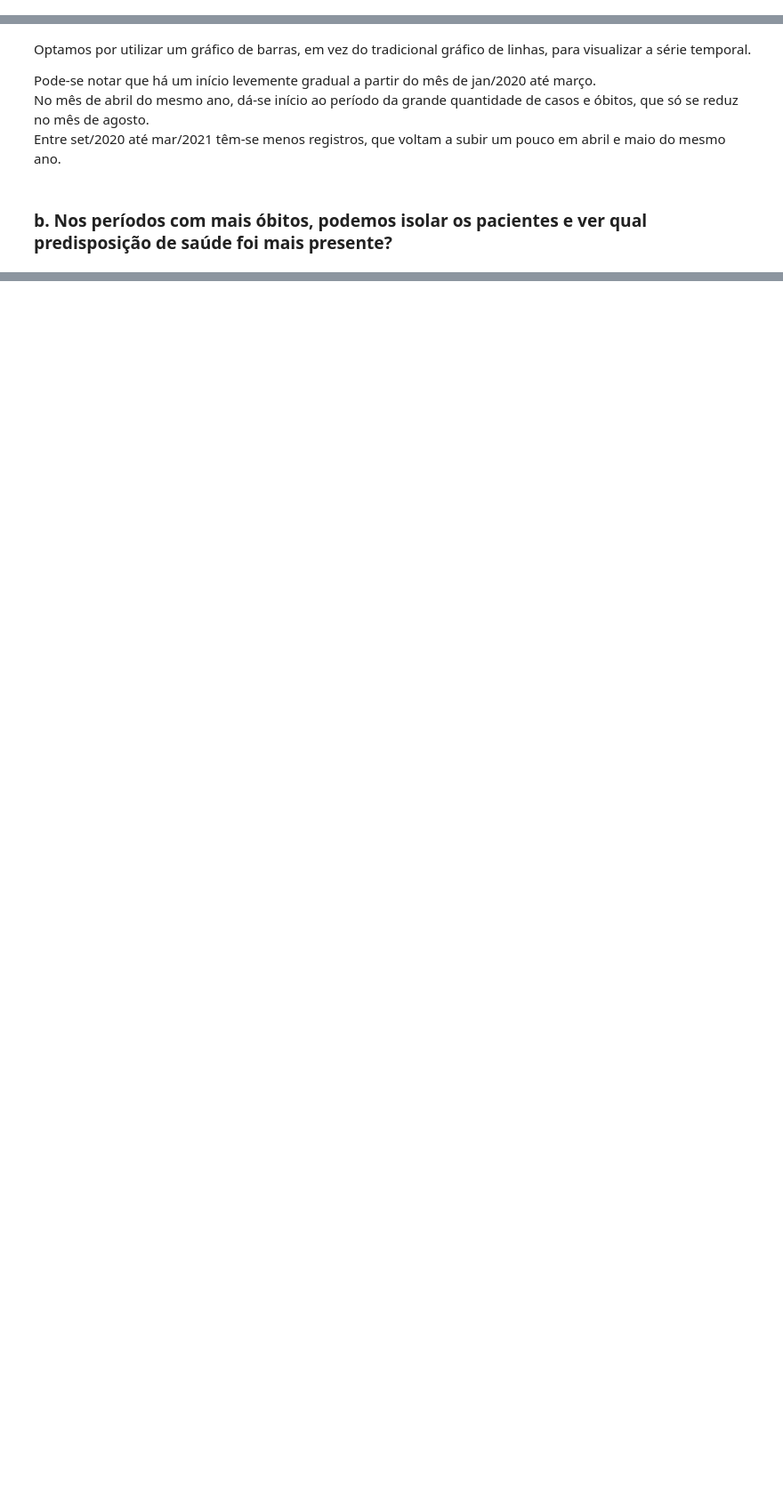
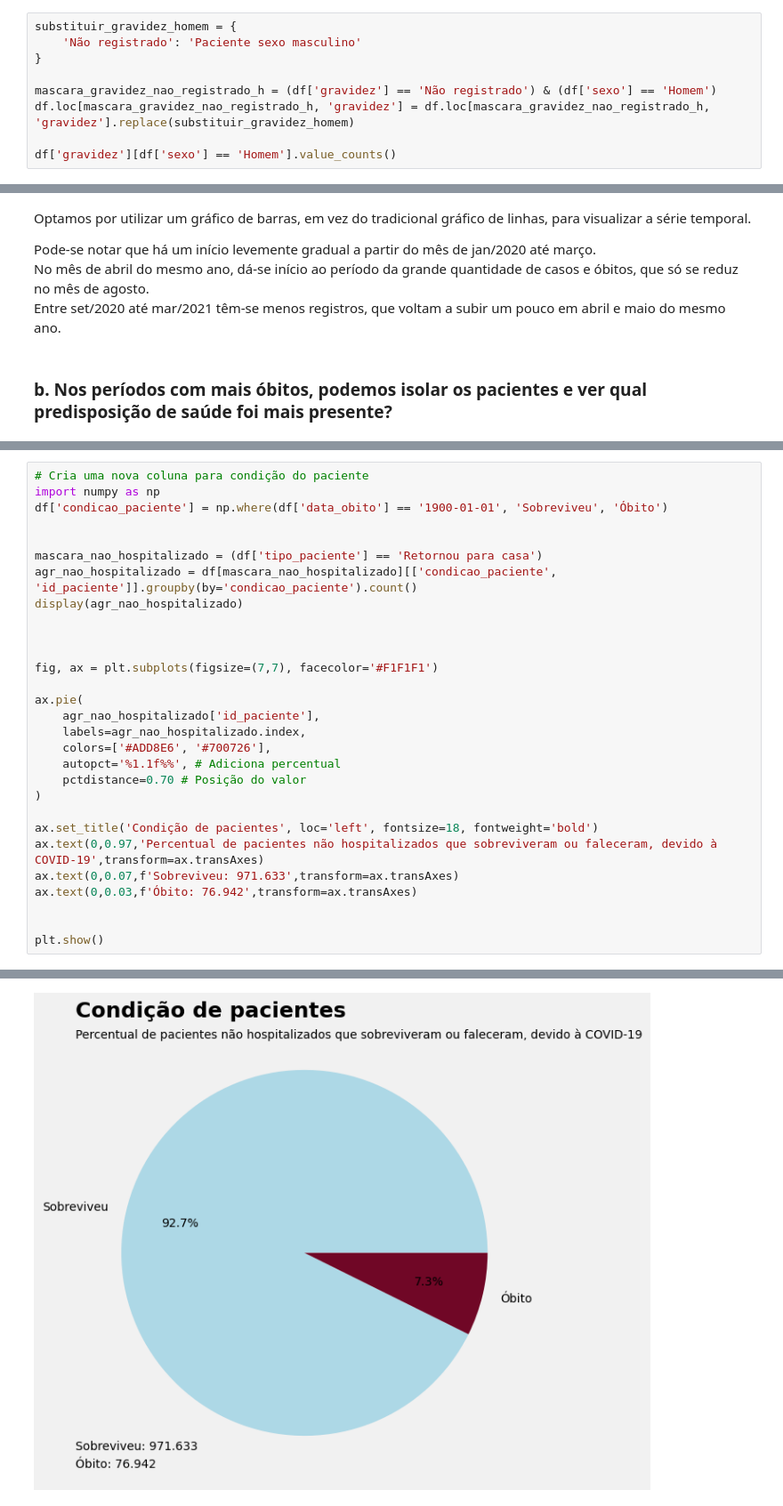
Before and after one commit to lucas-mdsena/python-udemy-module4, a Jupyter notebook: modulo_4.ipynb, the cells around one changed output, grey strips where cells are left out. Shown at 89% size. Saved outputs shown, nothing was run; the diff lists cells and outputs as text; blank space fills up the shorter version.

```diff
--- a/modulo_4.ipynb
+++ b/modulo_4.ipynb
@@ -219,0 +218,9 @@ Podemos usar uma nomenclatura que não remeta a um missing value, para a coluna
+# %%
+substituir_gravidez_homem = {
+    'Não registrado': 'Paciente sexo masculino'
+}
+
+mascara_gravidez_nao_registrado_h = (df['gravidez'] == 'Não registrado') & (df['sexo'] == 'Homem')
+df.loc[mascara_gravidez_nao_registrado_h, 'gravidez'] = df.loc[mascara_gravidez_nao_registrado_h, 'gravidez'].replace(substituir_gravidez_homem)
+
+df['gravidez'][df['sexo'] == 'Homem'].value_counts()
@@ -350,0 +357,30 @@ Index(['sexo', 'tipo_paciente', 'intubado', 'pneumonia', 'gravidez',
+# %%
+# Cria uma nova coluna para condição do paciente
+import numpy as np
+df['condicao_paciente'] = np.where(df['data_obito'] == '1900-01-01', 'Sobreviveu', 'Óbito')
+
+
+mascara_nao_hospitalizado = (df['tipo_paciente'] == 'Retornou para casa')
+agr_nao_hospitalizado = df[mascara_nao_hospitalizado][['condicao_paciente', 'id_paciente']].groupby(by='condicao_paciente').count()
+display(agr_nao_hospitalizado)
+
+
+
+fig, ax = plt.subplots(figsize=(7,7), facecolor='#F1F1F1')
+
+ax.pie(
+    agr_nao_hospitalizado['id_paciente'],
+    labels=agr_nao_hospitalizado.index,
+    colors=['#ADD8E6', '#700726'],
+    autopct='%1.1f%%', # Adiciona percentual
+    pctdistance=0.70 # Posição do valor
+)
+
+ax.set_title('Condição de pacientes', loc='left', fontsize=18, fontweight='bold')
+ax.text(0,0.97,'Percentual de pacientes não hospitalizados que sobreviveram ou faleceram, devido à COVID-19',transform=ax.transAxes)
+ax.text(0,0.07,f'Sobreviveu: 971.633',transform=ax.transAxes)
+ax.text(0,0.03,f'Óbito: 76.942',transform=ax.transAxes)
+
+
+plt.show()
+# %% [output]
@@ -350,0 +391 @@ Index(['sexo', 'tipo_paciente', 'intubado', 'pneumonia', 'gravidez',
+[figure, added]
```
Also changed, not shown: parts of 20 cells of this notebook.
